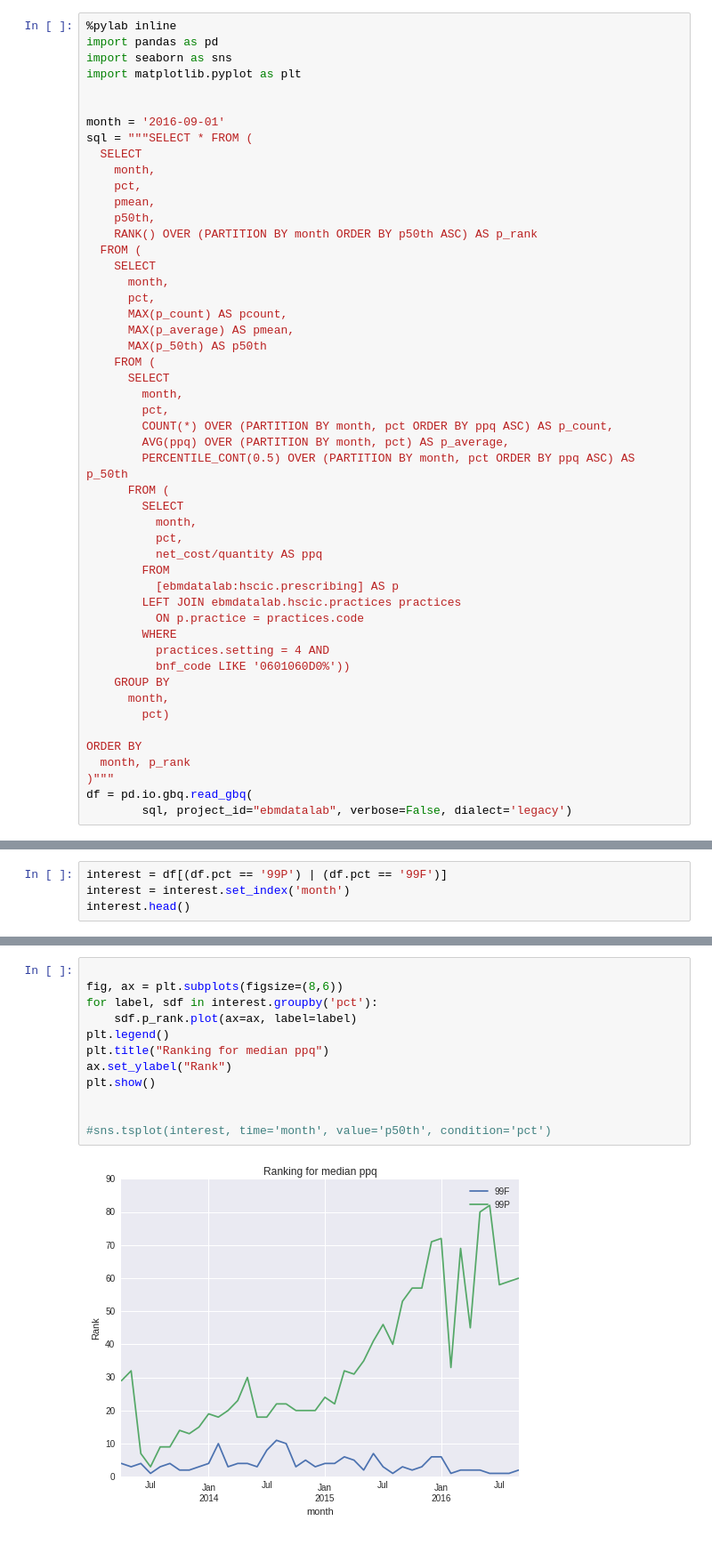
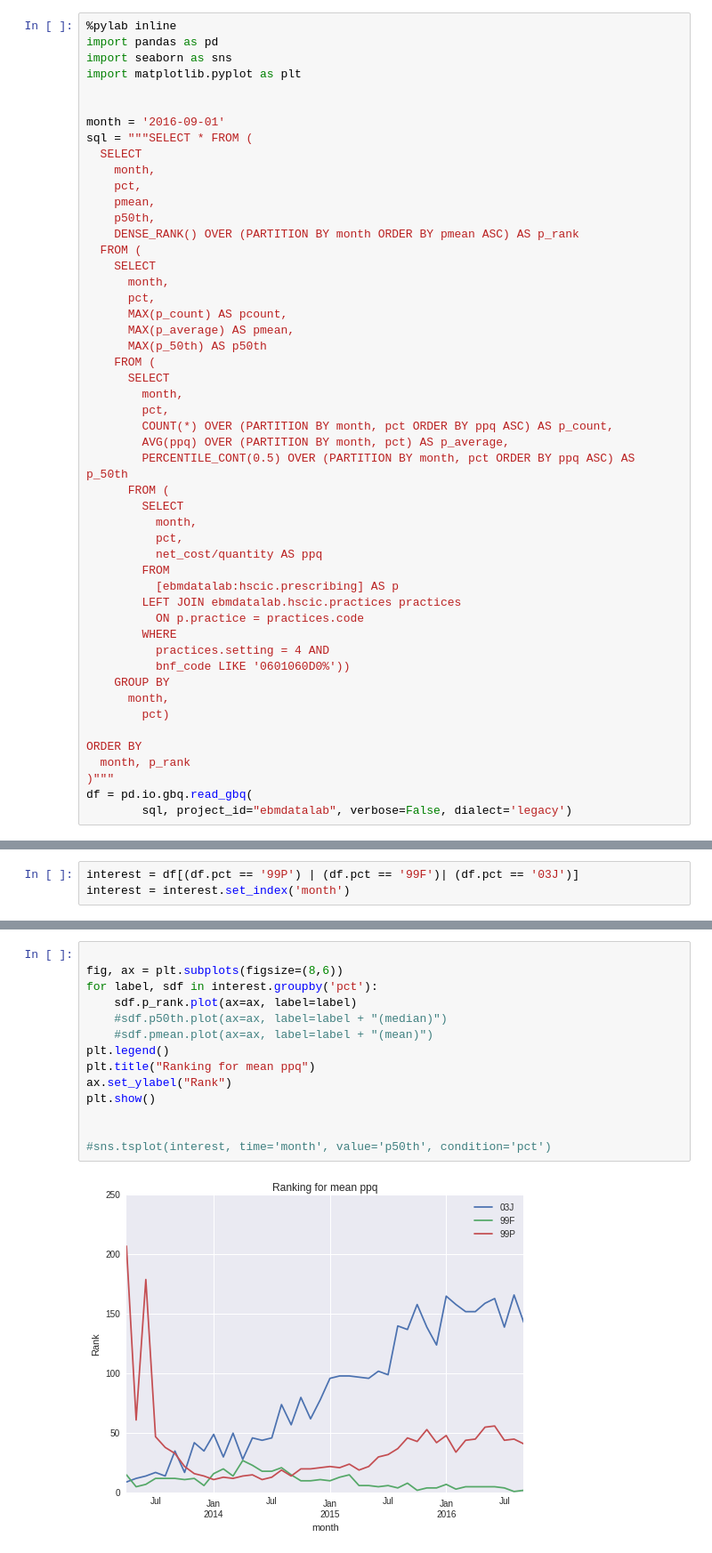
Before and after one commit to ebmdatalab/price-per-dose, a Jupyter notebook: Comparing performance of entities over time.ipynb, the cells around one changed output, grey strips where cells are left out. Shown: that part at 89% size. Cells and saved outputs as stored; diff of their text form.

Commit message:
Use dense ranking, and compare means not modes

```diff
--- a/Comparing performance of entities over time.ipynb
+++ b/Comparing performance of entities over time.ipynb
@@ -12,7 +12,7 @@ sql = """SELECT * FROM (
     pct,
     pmean,
     p50th,
-    RANK() OVER (PARTITION BY month ORDER BY p50th ASC) AS p_rank
+    DENSE_RANK() OVER (PARTITION BY month ORDER BY pmean ASC) AS p_rank
   FROM (
     SELECT
       month,
@@ -62,4 +53,3 @@ df.head()
 # %%
-interest = df[(df.pct == '99P') | (df.pct == '99F')]
+interest = df[(df.pct == '99P') | (df.pct == '99F')| (df.pct == '03J')]
 interest = interest.set_index('month')
-interest.head()
@@ -74,14 +56,16 @@ interest.head()
 # %%
 
 fig, ax = plt.subplots(figsize=(8,6))
 for label, sdf in interest.groupby('pct'):
     sdf.p_rank.plot(ax=ax, label=label)
+    #sdf.p50th.plot(ax=ax, label=label + "(median)")
+    #sdf.pmean.plot(ax=ax, label=label + "(mean)")
 plt.legend()
-plt.title("Ranking for median ppq")
+plt.title("Ranking for mean ppq")
 ax.set_ylabel("Rank")
 plt.show()
 
 
 #sns.tsplot(interest, time='month', value='p50th', condition='pct')
 # %% [output]
-[figure, old version]
+[figure, new version]
```
Also changed, not shown: parts of 8 cells of this notebook.
